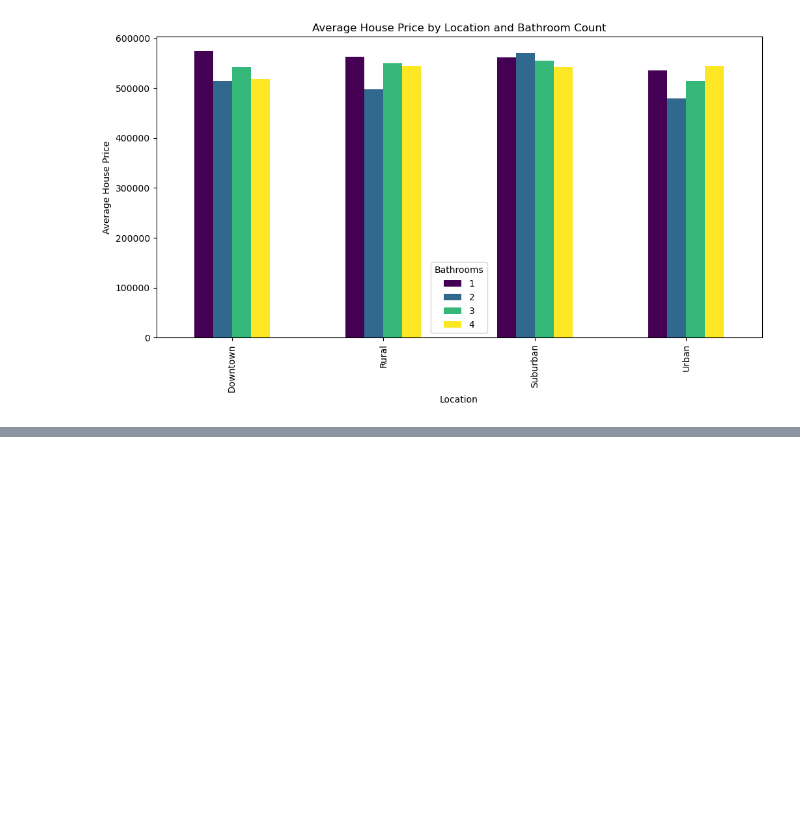
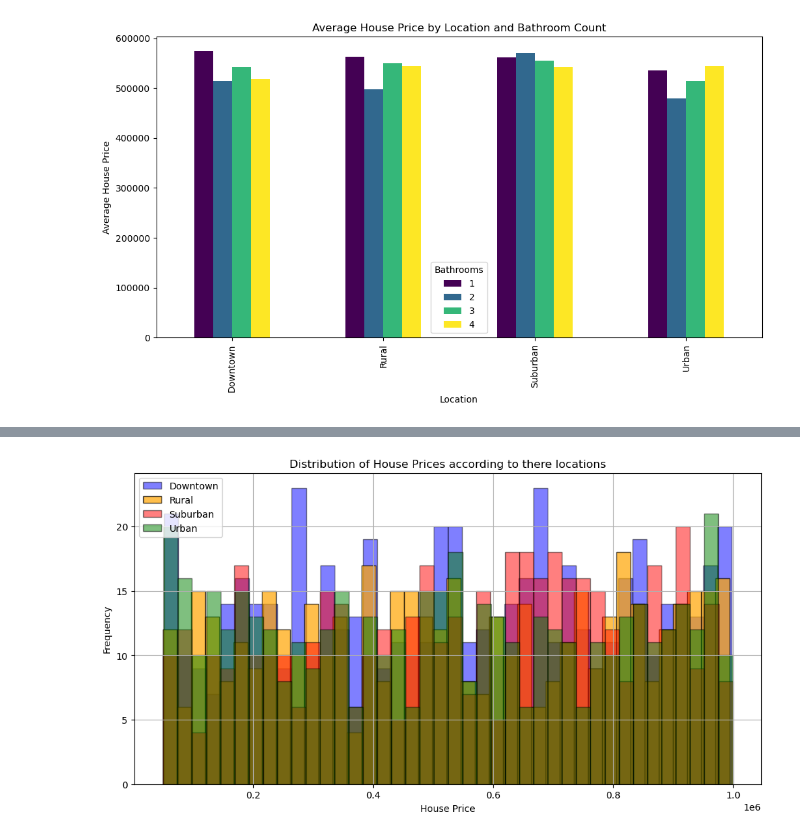
Before and after one commit to jmatts2307/group9_project1, a Jupyter notebook: Housing_Analysis_project.ipynb, the cells around one changed output, grey strips where cells are left out. Saved outputs shown, nothing was run; the diff lists cells and outputs as text; code cells hidden in the pictures; blank space fills up the shorter version.

```diff
--- a/Housing_Analysis_project.ipynb
+++ b/Housing_Analysis_project.ipynb
@@ -1033,0 +1097,37 @@ plt.show()
+# %%
+# Plotting a histogram to compare the distribution of house prices Based on there location
+
+# Set the size of the figure
+plt.figure(figsize=(12, 6))
+
+# Plot a histogram for house prices for houses in Downtown areas
+house_df[house_df['Location'] == 'Downtown']['Price'].hist(
+    alpha=0.5, label='Downtown', bins=40, color='blue', edgecolor='black'
+)
+
+# Plot a histogram for house prices for houses in rural areas
+house_df[house_df['Location'] == 'Rural']['Price'].hist(
+    alpha=0.7, label='Rural', bins=40, color='orange', edgecolor='black'
+
+)
+# Plot a histogram for house prices for houses in Suburban areas
+house_df[house_df['Location'] == 'Suburban']['Price'].hist(
+    alpha=0.5, label='Suburban', bins=40, color='red', edgecolor='black'
+)
+# Plot a histogram for house prices for houses in Urban areas
+house_df[house_df['Location'] == 'Urban']['Price'].hist(
+    alpha=0.5, label='Urban', bins=40, color='green', edgecolor='black'
+)
+
+# Add title and labels
+plt.title('Distribution of House Prices according to there locations')
+plt.xlabel('House Price')
+plt.ylabel('Frequency')
+
+# Add legend to indicate which distribution represents house locations
+plt.legend()
+
+# Display the plot
+plt.show()
+# %% [output]
+[figure, added]
```
Also changed, not shown: parts of 15 cells of this notebook, 1 other file.
